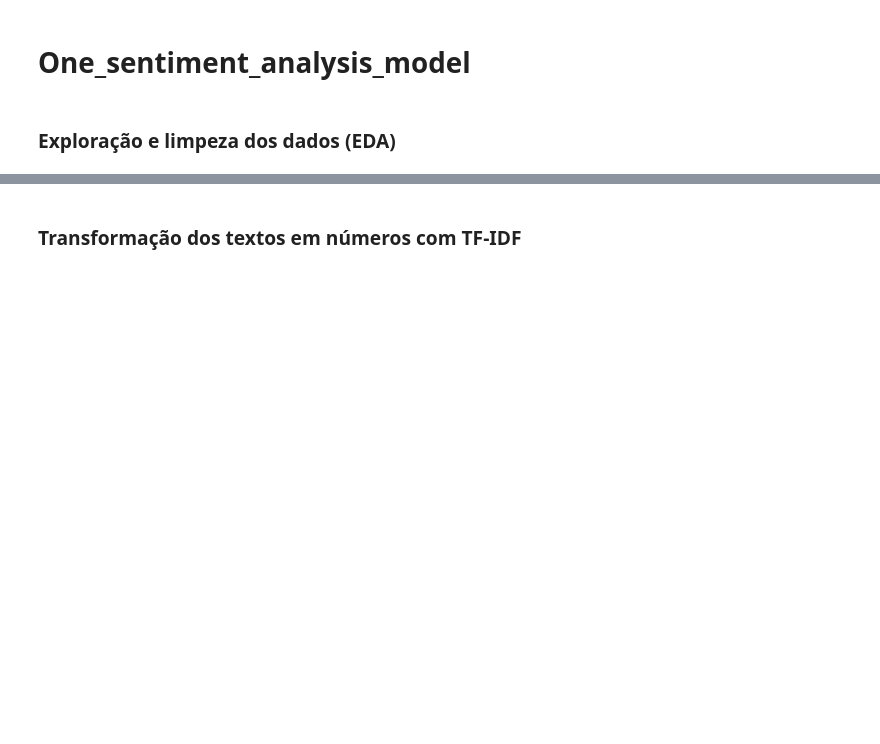
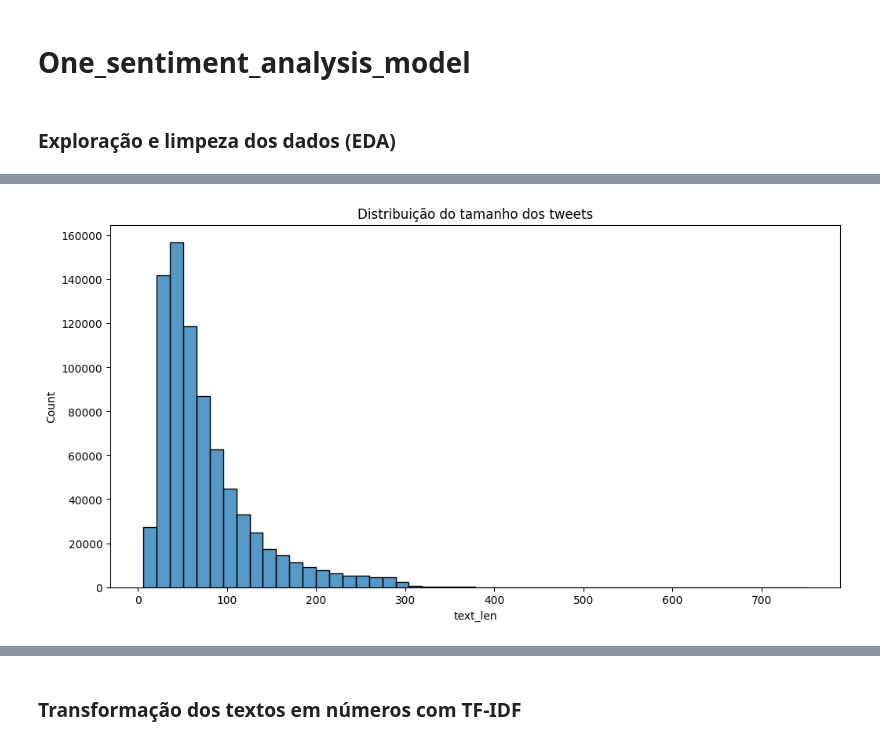
Before and after one commit to ONE-sentiment-analysis/One_sentiment_analysis_model, a Jupyter notebook: src/notebooks/00_One_sentiment_analysis_model.ipynb, the cells around one changed output, grey strips where cells are left out. Cells and saved outputs as stored; diff of their text form; code cells hidden in the pictures; blank space fills up the shorter version.

```diff
--- a/src/notebooks/00_One_sentiment_analysis_model.ipynb
+++ b/src/notebooks/00_One_sentiment_analysis_model.ipynb
@@ -7,0 +35,4 @@
+# %%
+path = kh.dataset_download(
+    "augustop/portuguese-tweets-for-sentiment-analysis"
+)
@@ -7,0 +51,5 @@
+# %%
+file_path = os.path.join(path, "NoThemeTweets.csv")
+df = pd.read_csv(file_path)
+
+df.head()
@@ -7,0 +134,2 @@
+# %%
+df['text_len'] = df.tweet_text.astype(str).apply(len)
@@ -7,0 +154,7 @@
+# %%
+plt.figure(figsize=(12, 6))
+sns.histplot(df.text_len, bins=50)
+plt.title("Distribuição do tamanho dos tweets")
+plt.show()
+# %% [output]
+[figure, added]
```
Also changed, not shown: parts of 32 cells of this notebook.
